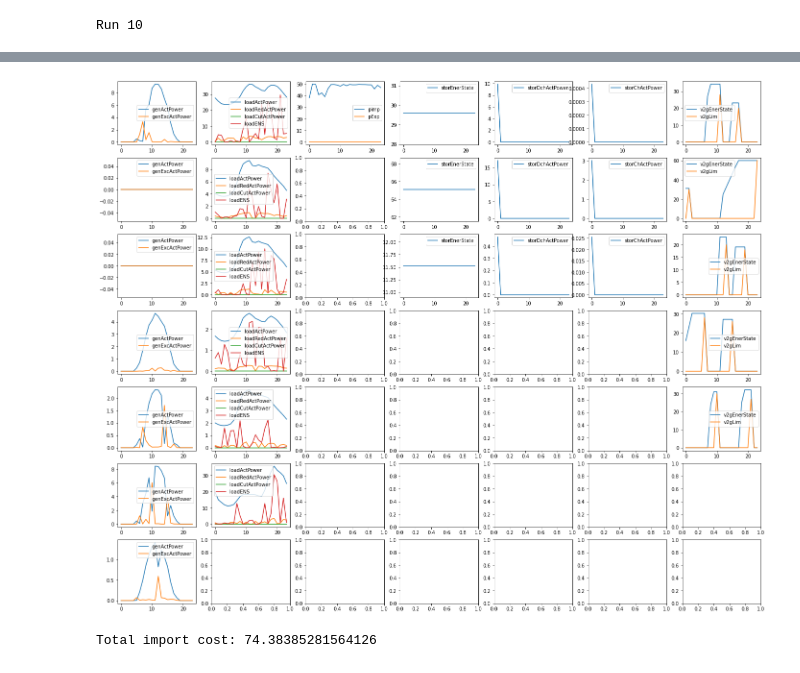
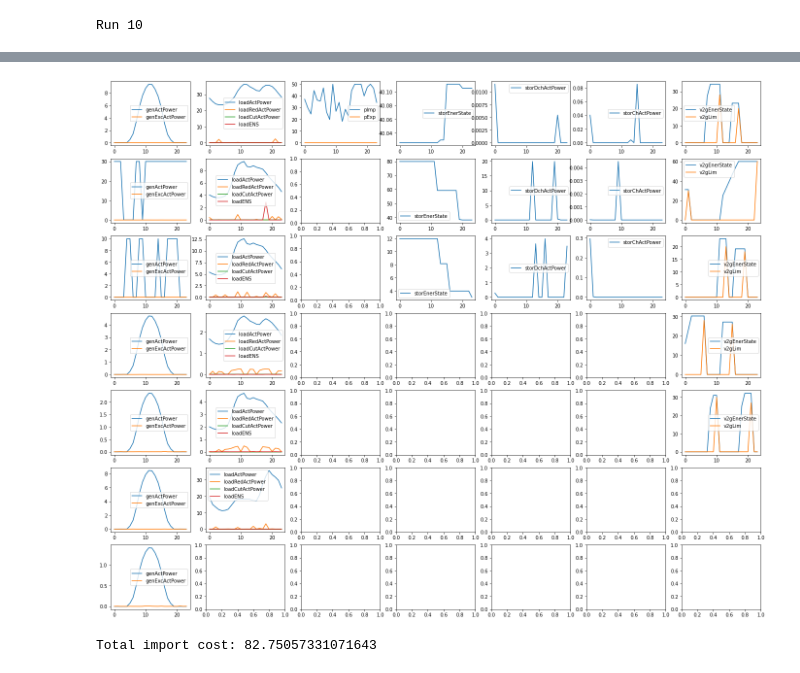
Before and after one commit to ECGomes/eso_project, a Jupyter notebook: battery_hyde-df-Refactor.ipynb, the cells around one changed output, grey strips where cells are left out. Drawn from its saved outputs; the diff is of its cells as text; code cells hidden in the pictures.

```diff
--- a/battery_hyde-df-Refactor.ipynb
+++ b/battery_hyde-df-Refactor.ipynb
@@ -1707,6 +1720,7 @@ dict_var = {'genActPower': genActPower,
             'genXo': genXo,
             'loadXo': loadXo,
             'storDchXo': storDchXo,
+            'storChXo': storChXo,
             'v2gDchXo': v2gDchXo,
             'v2gChXo': v2gChXo}#,
             #'storSegSoC': storSegSoC,
@@ -1769,6 +1783,7 @@ minVals = {'genActPower': np.array(np.zeros((1, genActPower.ravel().shape[0]))),
            'genXo': np.array(np.zeros((1, genXo.ravel().shape[0]))),
            'loadXo': np.array(np.zeros((1, loadXo.ravel().shape[0]))),
            'storDchXo': np.array(np.zeros((1, storDchXo.ravel().shape[0]))),
+           'storChXo': np.array(np.zeros((1, storChXo.ravel().shape[0]))),
            'v2gDchXo': np.array(np.zeros((1, v2gDchXo.ravel().shape[0]))),
            'v2gChXo': np.array(np.zeros((1, v2gChXo.ravel().shape[0])))}#,
            #'storSegSoC': np.array(np.zeros((1, storSegSoC.ravel().shape[0]))),
@@ -1792,6 +1807,7 @@ maxVals = {'genActPower': 30*np.array(np.ones((1, genActPower.ravel().shape[0]))
            'genXo': np.array(np.ones((1, genXo.ravel().shape[0]))),
            'loadXo': np.array(np.ones((1, loadXo.ravel().shape[0]))),
            'storDchXo': np.array(np.ones((1, storDchXo.ravel().shape[0]))),
+           'storChXo': np.array(np.ones((1, storChXo.ravel().shape[0]))),
            'v2gDchXo': np.array(np.ones((1, v2gDchXo.ravel().shape[0]))),
            'v2gChXo': np.array(np.ones((1, v2gChXo.ravel().shape[0])))}#,
            #'storSegSoC': 100*np.array(np.ones((1, storSegSoC.ravel().shape[0]))),
@@ -1817,6 +1833,7 @@ sol = {'genActPower': genLimit[:, :, 0].ravel(),
        'genXo': np.array(np.zeros((1, genXo.ravel().shape[0]))),
        'loadXo': np.array(np.zeros((1, loadXo.ravel().shape[0]))),
        'storDchXo': np.array(np.ones((1, storDchXo.ravel().shape[0]))),
+       'storChXo': np.array(np.zeros((1, storChXo.ravel().shape[0]))),
        'v2gDchXo': np.array(np.zeros((1, v2gDchXo.ravel().shape[0]))),
        'v2gChXo': np.array(np.zeros((1, v2gChXo.ravel().shape[0])))}#,
        #'storSegSoC': np.array(np.zeros((1, storSegSoC.ravel().shape[0]))),
@@ -1843,6 +1860,7 @@ sol_shaped = {'genActPower': genLimit[:, :, 0],
               'genXo': np.zeros(genXo.shape),
               'loadXo': np.zeros(loadXo.shape),
               'storDchXo': np.ones(storDchXo.shape),
+              'storChXo': np.zeros(storChXo.shape),
               'v2gDchXo': np.zeros(v2gDchXo.shape),
               'v2gChXo': np.zeros(v2gChXo.shape)}
 
@@ -1922,7 +1940,7 @@ trial_results
 # %%
 fig, axs = plt.subplots(nrows=7, ncols=7, figsize=(24, 20))
 
-PLOT_SOLUTION = 0
+PLOT_SOLUTION = 9
 temp_sol = list_best_instances[PLOT_SOLUTION]
 
 for i in np.arange(7):
@@ -1938,37 +1956,37 @@ for i in np.arange(6):
     axs[i, 1].plot(temp_sol.loadCutActPower[i])
     axs[i, 1].plot(temp_sol.loadENS[i])
     axs[i, 1].legend(['loadActPower', 'loadRedActPower', 'loadCutActPower', 'loadENS'])
 
 
 axs[0, 2].plot(temp_sol.pImp)
 axs[0, 2].plot(temp_sol.pExp)
 axs[0, 2].legend(['pImp', 'pExp'])
 
 
 for i in range(3):
     axs[i, 3].plot(temp_sol.storEnerState[i])
     axs[i, 3].legend(['storEnerState'])
 
 for i in range(3):
     axs[i, 4].plot(temp_sol.storDchActPower[i])
     axs[i, 4].legend(['storDchActPower'])
 
 for i in range(3):
     axs[i, 5].plot(temp_sol.storChActPower[i])
     axs[i, 5].legend(['storChActPower'])
 
 for i in range(5):
     axs[i, 6].plot(temp_sol.v2gEnerState[i])
     axs[i, 6].plot(v2gLimit[i, :, 2])
     axs[i, 6].legend(['v2gEnerState', 'v2gLim'])
 
 
 plt.show()
 # %% [output]
-[figure, old version]
+[figure, new version]
 # %%
 # Total import costs
 
-print('Total import cost: {}'.format(sum(temp_decodedsol['pImp'].ravel() * buyPrice)))
+print('Total import cost: {}'.format(sum(temp_sol.pImp.ravel() * buyPrice)))
 # %% [output]
-Total import cost: 74.38385281564126
+Total import cost: 82.75057331071643
```
Also changed, not shown: parts of 2 cells of this notebook.
